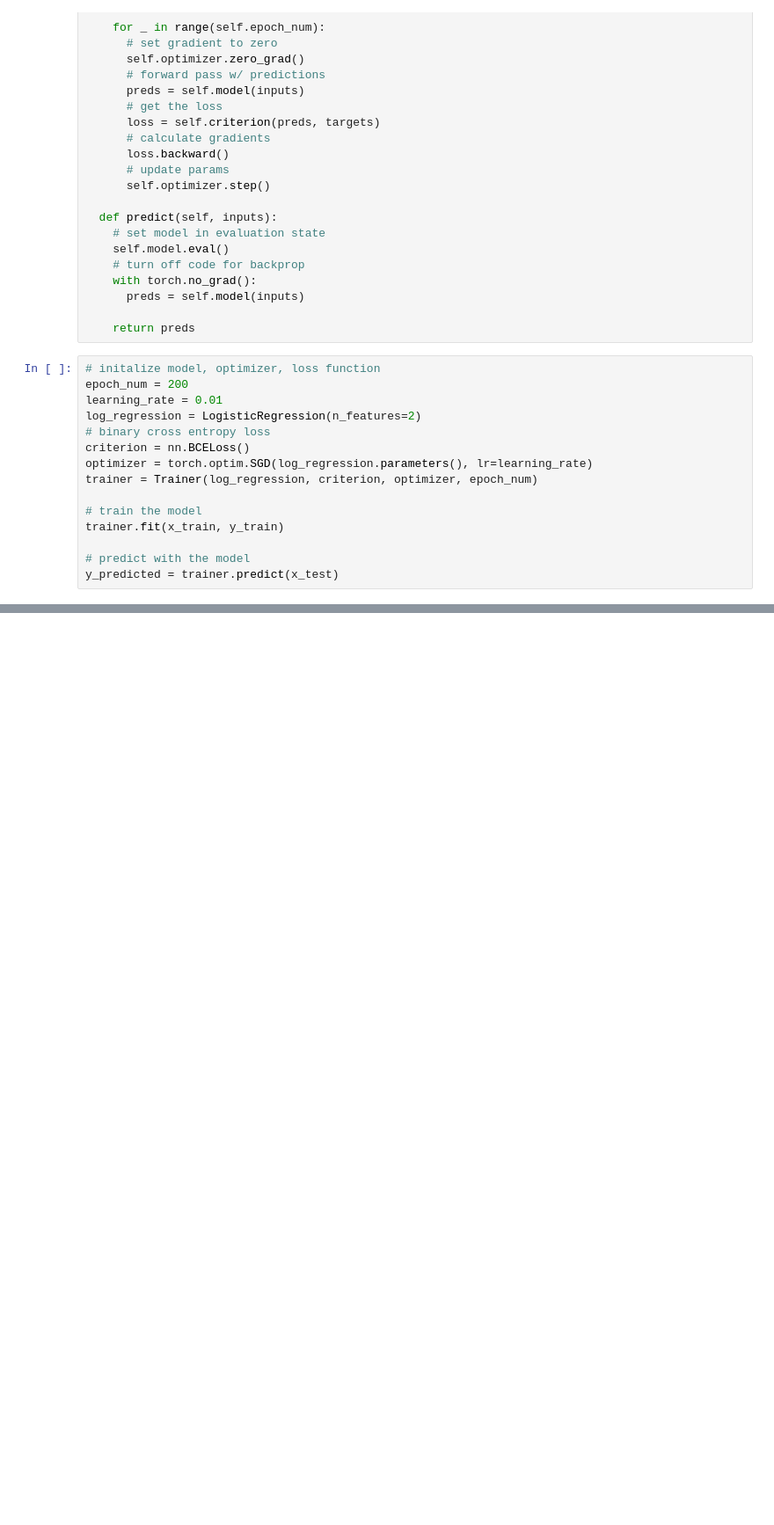
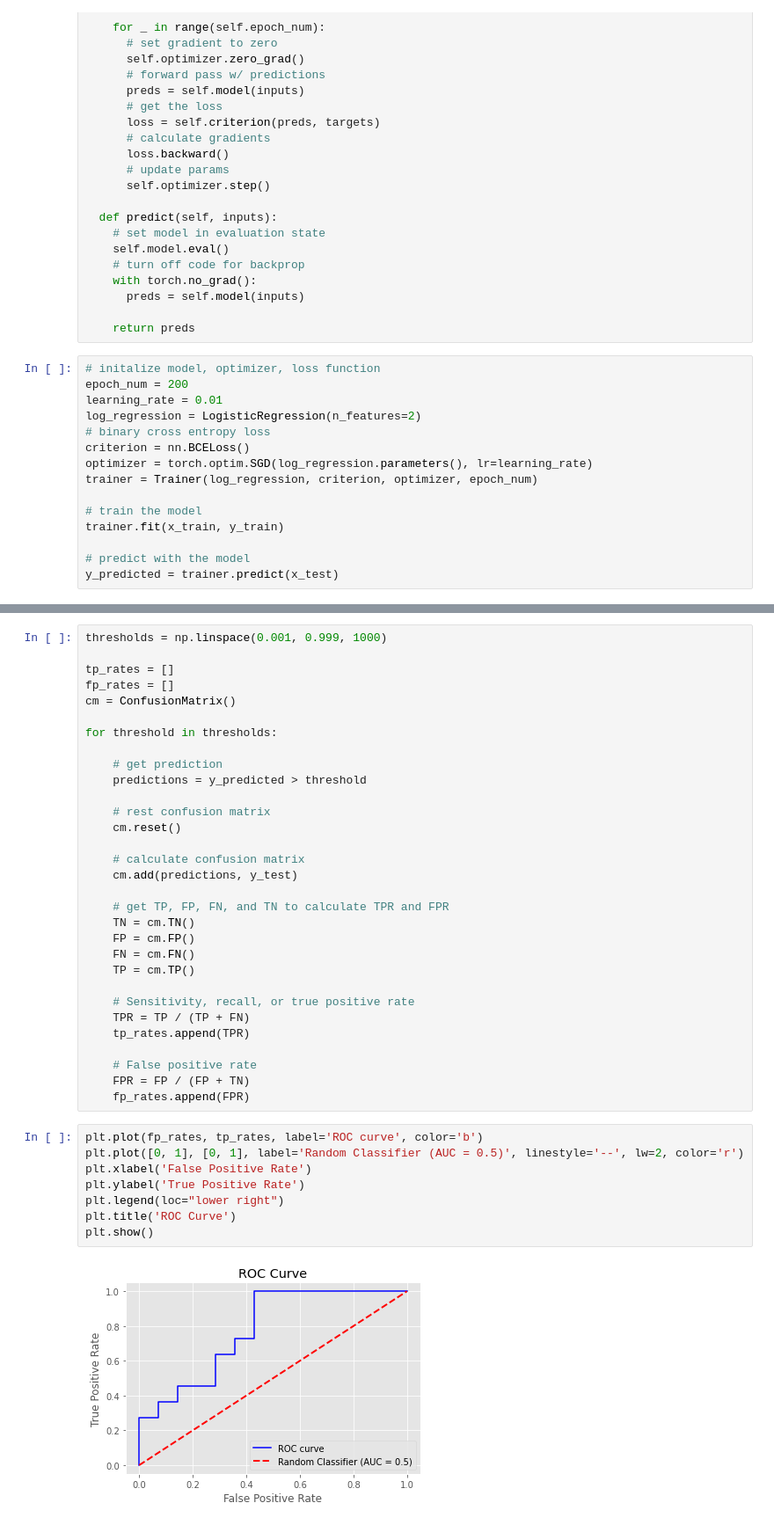
Before and after one commit to bassoline/DeepLearning, a Jupyter notebook: ClassificationMetrics.ipynb, the cells around one changed output, grey strips where cells are left out. Shown: that part at 88% size. Drawn from its saved outputs; the diff is of its cells as text; blank space fills up the shorter version.

```diff
--- a/ClassificationMetrics.ipynb
+++ b/ClassificationMetrics.ipynb
@@ -109,0 +208,41 @@ y_predicted = trainer.predict(x_test)
+# %%
+thresholds = np.linspace(0.001, 0.999, 1000)
+
+tp_rates = []
+fp_rates = []
+cm = ConfusionMatrix()
+
+for threshold in thresholds:
+
+    # get prediction
+    predictions = y_predicted > threshold
+
+    # rest confusion matrix
+    cm.reset()
+
+    # calculate confusion matrix
+    cm.add(predictions, y_test)
+
+    # get TP, FP, FN, and TN to calculate TPR and FPR
+    TN = cm.TN()
+    FP = cm.FP()
+    FN = cm.FN()
+    TP = cm.TP()
+
+    # Sensitivity, recall, or true positive rate
+    TPR = TP / (TP + FN)
+    tp_rates.append(TPR)
+
+    # False positive rate
+    FPR = FP / (FP + TN)
+    fp_rates.append(FPR)
+# %%
+plt.plot(fp_rates, tp_rates, label='ROC curve', color='b')
+plt.plot([0, 1], [0, 1], label='Random Classifier (AUC = 0.5)', linestyle='--', lw=2, color='r')
+plt.xlabel('False Positive Rate')
+plt.ylabel('True Positive Rate')
+plt.legend(loc="lower right")
+plt.title('ROC Curve')
+plt.show()
+# %% [output]
+[figure, added]
```
Also changed, not shown: parts of 7 cells of this notebook.
